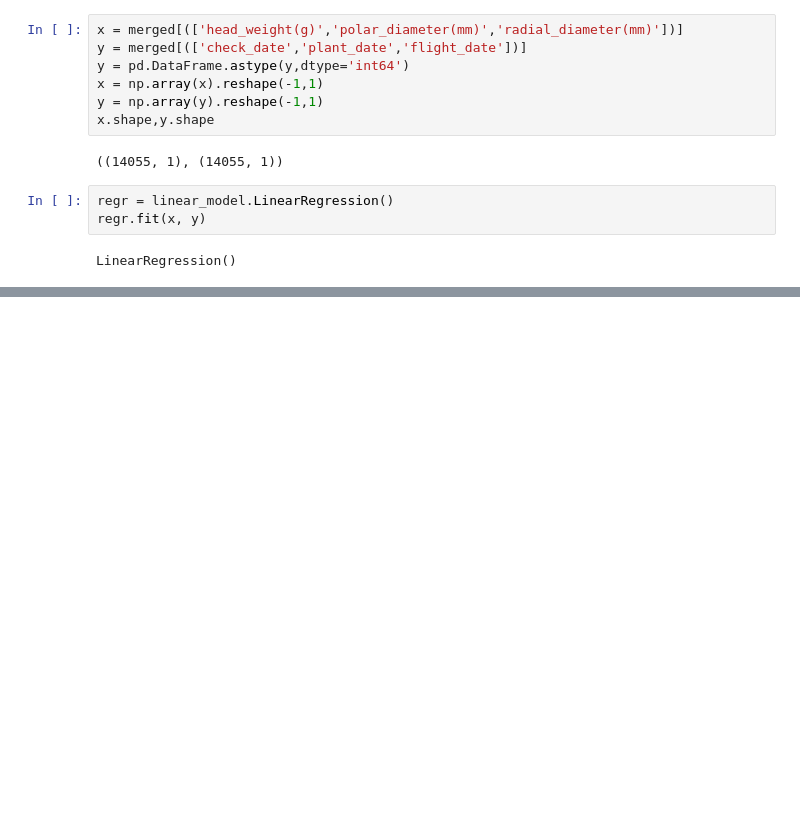
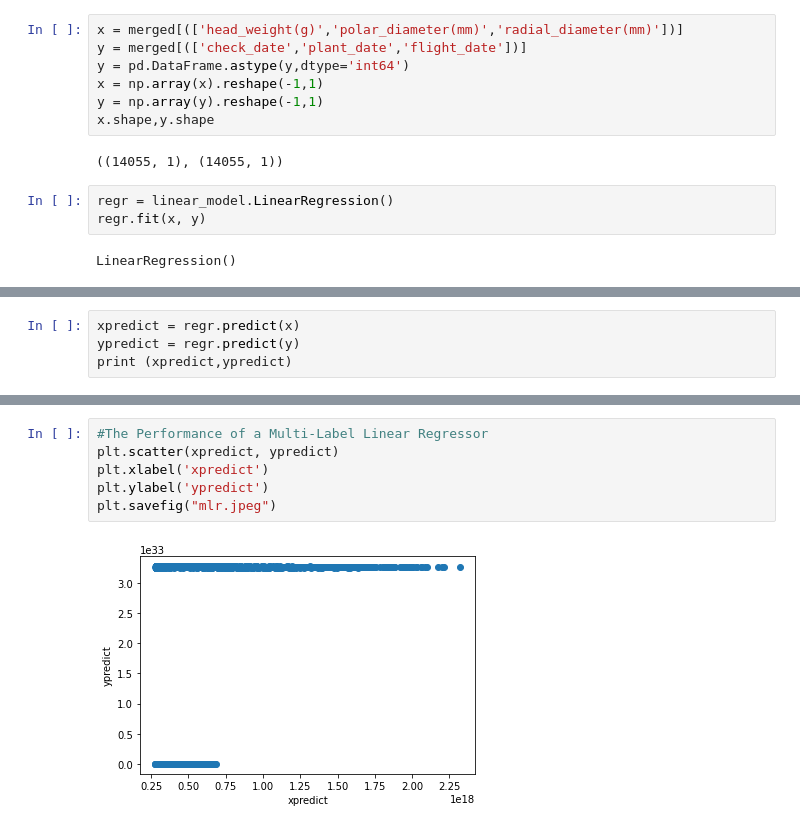
Before and after one commit to cyberanalyst268/Data-Science-and-Decision-Making, a Jupyter notebook: Agrotech-project.ipynb, the cells around one changed output, grey strips where cells are left out. Saved outputs shown, nothing was run; the diff lists cells and outputs as text; blank space fills up the shorter version.

```diff
--- a/Agrotech-project.ipynb
+++ b/Agrotech-project.ipynb
@@ -265,0 +261,4 @@ print (predictgrowth)
+# %%
+xpredict = regr.predict(x)
+ypredict = regr.predict(y)
+print (xpredict,ypredict)
@@ -265,0 +279,8 @@ print (predictgrowth)
+# %%
+#The Performance of a Multi-Label Linear Regressor
+plt.scatter(xpredict, ypredict)
+plt.xlabel('xpredict')
+plt.ylabel('ypredict')
+plt.savefig("mlr.jpeg")
+# %% [output]
+[figure, added]
```
Also changed, not shown: parts of 3 cells of this notebook.
